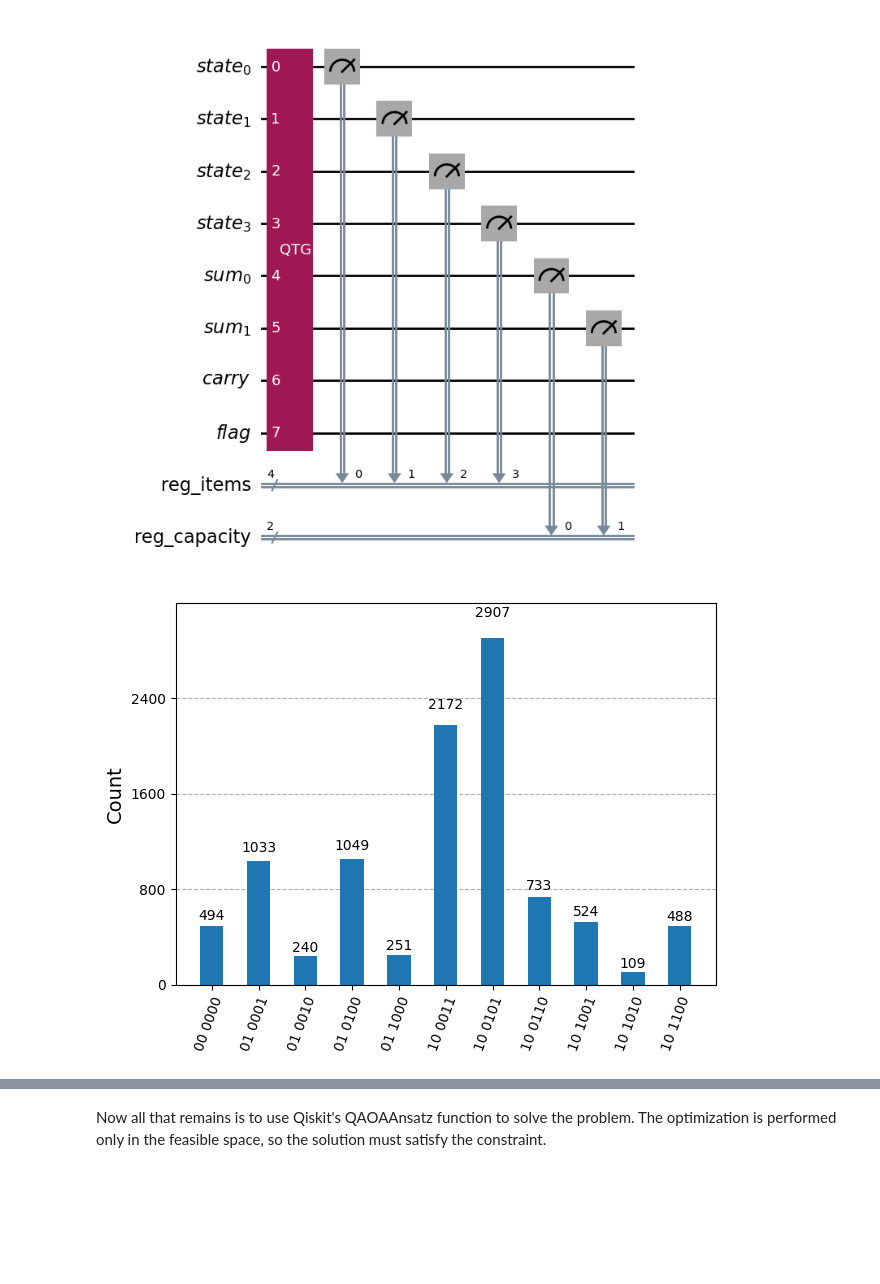
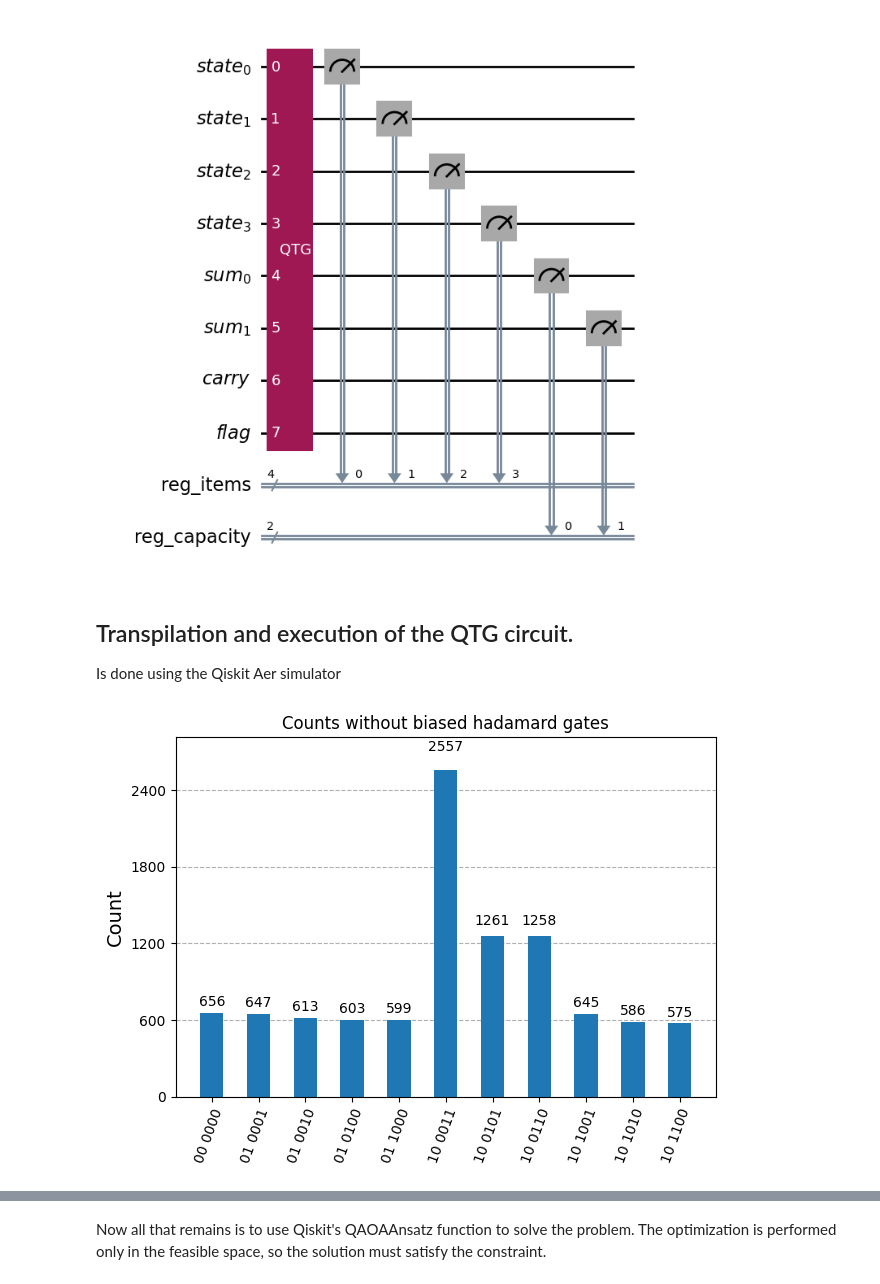
Before and after one commit to PiPevafo/QTG-QAOA_for_QKP, a Jupyter notebook: summary.ipynb, the cells around one changed output, grey strips where cells are left out. Cells and saved outputs as stored; diff of their text form; code cells hidden in the pictures; blank space fills up the shorter version.

```diff
--- a/summary.ipynb
+++ b/summary.ipynb
@@ -80,37 +80,55 @@ from QTG.qtg_builder import QTG
 from qiskit_aer import Aer
 from qiskit.circuit import ClassicalRegister
 
-qc_QTG = QuantumCircuit(n_items)
+qc_QTG = QuantumCircuit(n_items)         #Without biased hadamard gates
+qc_QTG_biased = QuantumCircuit(n_items)  #With biased hadamard gates
 
 qc_QTG = QTG(
         num_state_qubits=n_items,
         weights=weights,
-        y_ansatz=greedy_ansatz,
+        capacity=capacity)
+
+qc_QTG_biased = QTG(
+        num_state_qubits=n_items,
+        weights=weights,
+        capacity=capacity,
         biased=biased,
-        capacity=capacity)
+        y_ansatz=greedy_ansatz) # Use the greedy ansatz to bias the hadamard gates
+
+
 
 reg_items = ClassicalRegister(n_items, 'reg_items')                       # Create a classical register to store the measurement results for the items
 reg_capacity = ClassicalRegister(capacity.bit_length(), 'reg_capacity')   # and capacity
+
 qc_QTG.add_register(reg_items, reg_capacity)
 qc_QTG.measure(qc_QTG.qubits[0:n_items], reg_items)
 qc_QTG.measure(qc_QTG.qubits[n_items:n_items+capacity.bit_length()], reg_capacity)
 
+qc_QTG_biased.add_register(reg_items, reg_capacity)
+qc_QTG_biased.measure(qc_QTG_biased.qubits[0:n_items], reg_items)
+qc_QTG_biased.measure(qc_QTG_biased.qubits[n_items:n_items+capacity.bit_length()], reg_capacity)
+
+
 qc_QTG.draw('mpl')
 # %% [output]
 [figure]
+# %% [markdown]
+## Transpilation and execution of the QTG circuit.
+
+Is done using the Qiskit Aer simulator
 # %%
 from collections import defaultdict
 from qiskit.visualization import plot_histogram
 
+# Execute the circuit without biased gates
 simulator = Aer.get_backend('aer_simulator')
 transpiled_circuit = transpile(qc_QTG, simulator)
 
-# Execute the circuit
 shots = 10_000
 job = simulator.run(transpiled_circuit, backend=simulator, shots=shots)
 result = job.result()
 counts = result.get_counts()
 
-plot_histogram(counts)
+plot_histogram(counts, title="Counts without biased hadamard gates")
 # %% [output]
-[figure, old version]
+[figure, new version]
```
Also changed, not shown: parts of 29 cells of this notebook, 9 other files.
